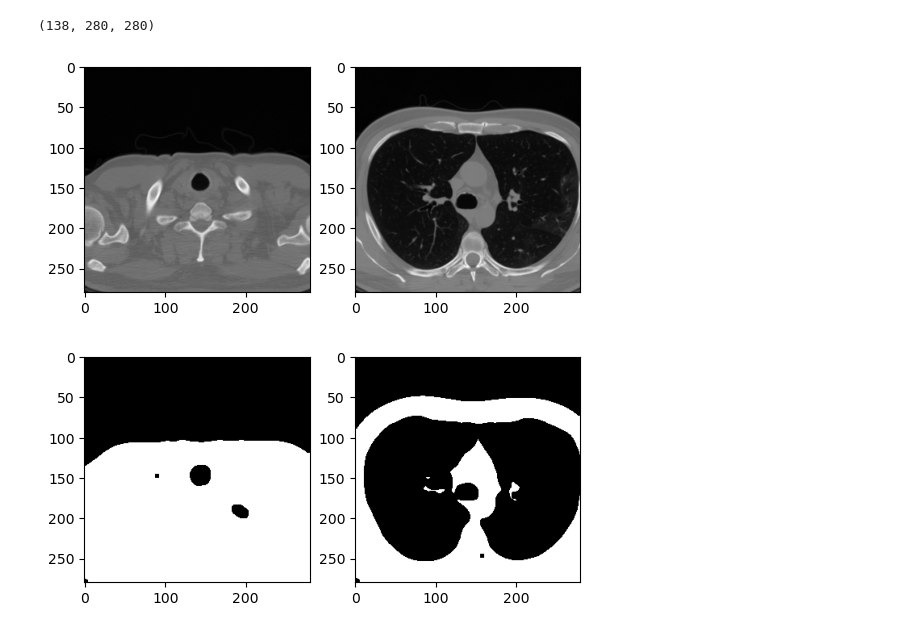
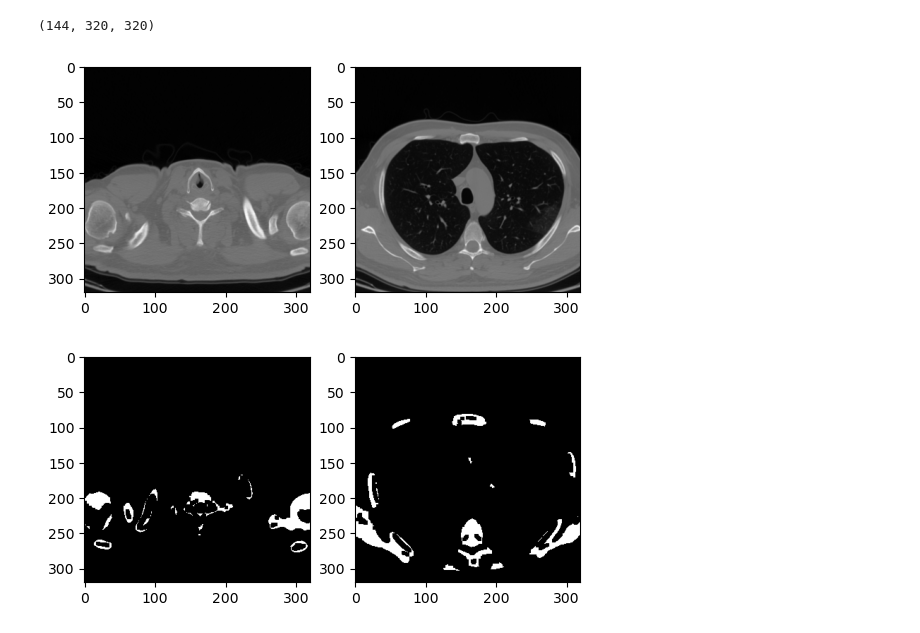
Before and after one commit to FernandoMoralesM01/dicom-to-stl, a Jupyter notebook: dicom2stl.ipynb, the cells around one changed output. Saved outputs shown, nothing was run; the diff lists cells and outputs as text; code cells hidden in the pictures.

```diff
--- a/dicom2stl.ipynb
+++ b/dicom2stl.ipynb
@@ -19,43 +19,52 @@ for f in glob.glob(r"E:\FernandoMoralesHernandez\13-01-21\DICOM\ST000000\SE00000
 original_stack = np.dstack(stack)
 original_stack = np.array(original_stack)
 # %%
-cut_size = 140
+cut_size = 160
 y = original_stack.copy()
-y = y[(y.shape[0]//2) - cut_size: (y.shape[0]//2) + cut_size, (y.shape[1]//2) - cut_size: (y.shape[1]//2) + cut_size, 21:]
+y = y[(y.shape[0]//2) - cut_size: (y.shape[0]//2) + cut_size, (y.shape[1]//2) - cut_size: (y.shape[1]//2) + cut_size, 15:]
 y = y.swapaxes(0, 2)
 y = y.swapaxes(1, 2)
 
 y.shape
 # %% [output]
-(138, 280, 280)
+(144, 320, 320)
 # %%
 first_cut = y[0, :, :]
 lung_cut = y[40,:, :]
 bim.show_two_normalized(first_cut, lung_cut)
 # %% [output]
-[figure, old version]
+[figure, new version]
 # %%
 from scipy.ndimage import binary_fill_holes
 # %%
 for i, lena in enumerate(y):
     temp_img = y[i, :, :]
     temp_img = bim.normalize_image(temp_img)
-    temp_img = bim.equalize_image(temp_img, 0.3, 0.8)
+    temp_img = bim.equalize_image(temp_img, 0.46, 1)
     temp_img = bim.normalize_image(temp_img)
 
-    Gauss = bim.Gauss(3, 0, 5)
-    temp_img = bim.conv2d(temp_img, Gauss)
+    Gauss = bim.Gauss(5, 0, 15)
+    lp_img = bim.conv2d(temp_img, Gauss)
+    lp_img = bim.normalize_image(lp_img)
 
-    mask = bim.thresh_mask(temp_img, 0.1, 1)
+    hb = bim.highboost(8, 'dir')
+    hp_img = bim.conv2d(temp_img, hb)
+    hp_img = bim.normalize_image(hp_img)
+
+    temp_img = hp_img * lp_img
+    temp_img = bim.equalize_image(temp_img, 0.01, 0.3)
+    temp_img = bim.normalize_image(temp_img)
+
+    mask = bim.thresh_mask(temp_img, 0.15, 1)
 
     kernel = np.array(bim.KernelCirc(3), dtype=np.float32)
     kernel = (kernel * 255).round().astype(np.uint8)
 
     iter = 2
     img_erosion = cv2.erode(mask, kernel, iterations=iter)
-    #img_dilation = cv2.dilate(img_erosion, kernel, iterations=iter)
+    img_dilation = cv2.dilate(img_erosion, kernel, iterations=iter)
 
-    img_dilation = bim.normalize_image(img_erosion)
+    img_dilation = bim.normalize_image(img_dilation)
     img_dilation = bim.normalize_image(img_erosion)
 
     temp_img = abs(img_dilation)
@@ -68,10 +77,10 @@ y = y/255
 # %%
 
 first_cut = y[3, :, :]
-lung_cut = y[40,:, :]
+lung_cut = y[50,:, :]
 bim.show_two_normalized(first_cut, lung_cut)
 # %% [output]
-[figure, old version]
+[figure, new version]
 # %%
 from stl import mesh
 import pandas as pd
```
Also changed, not shown: parts of 3 cells of this notebook, 5 other files.
